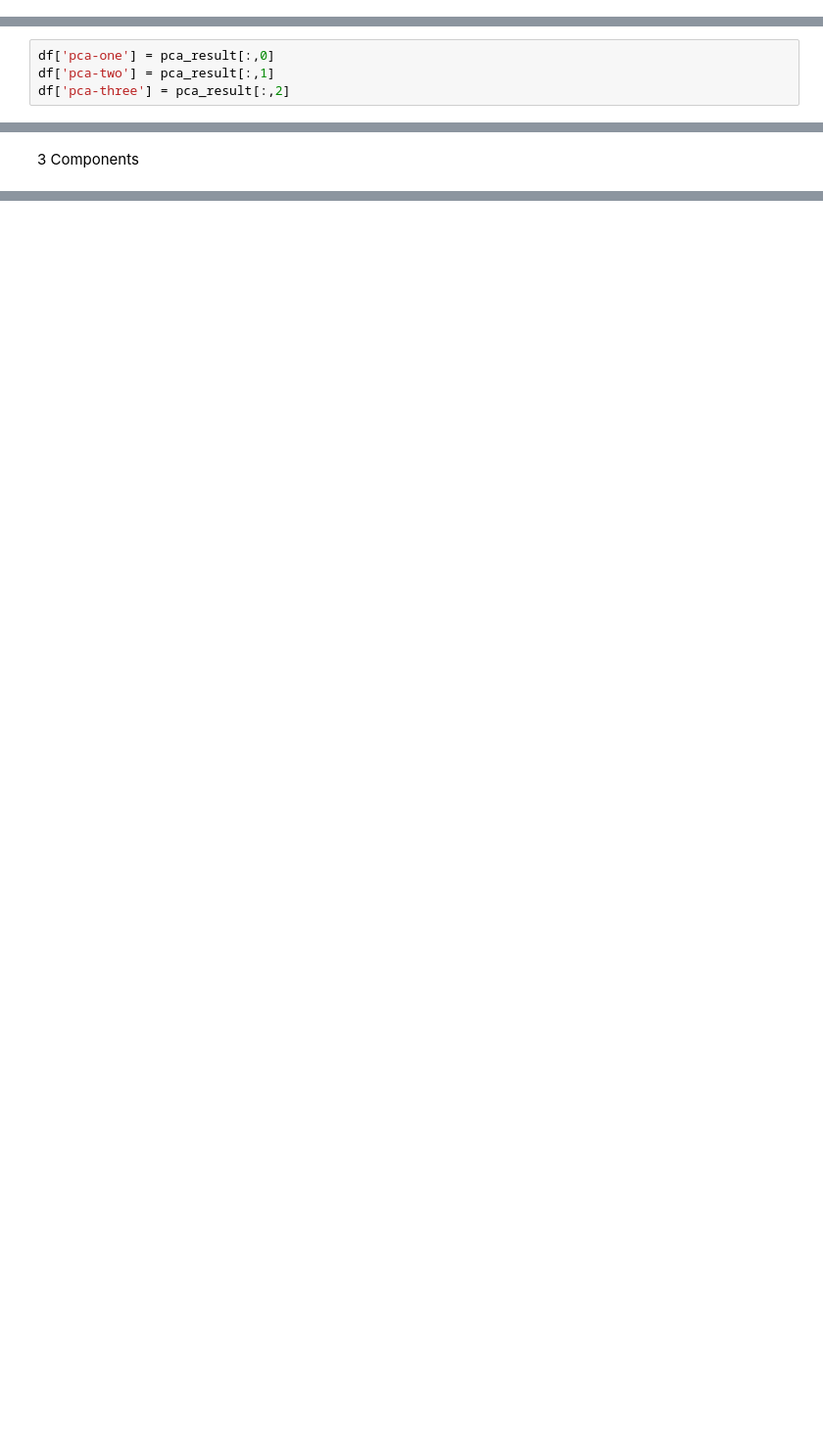
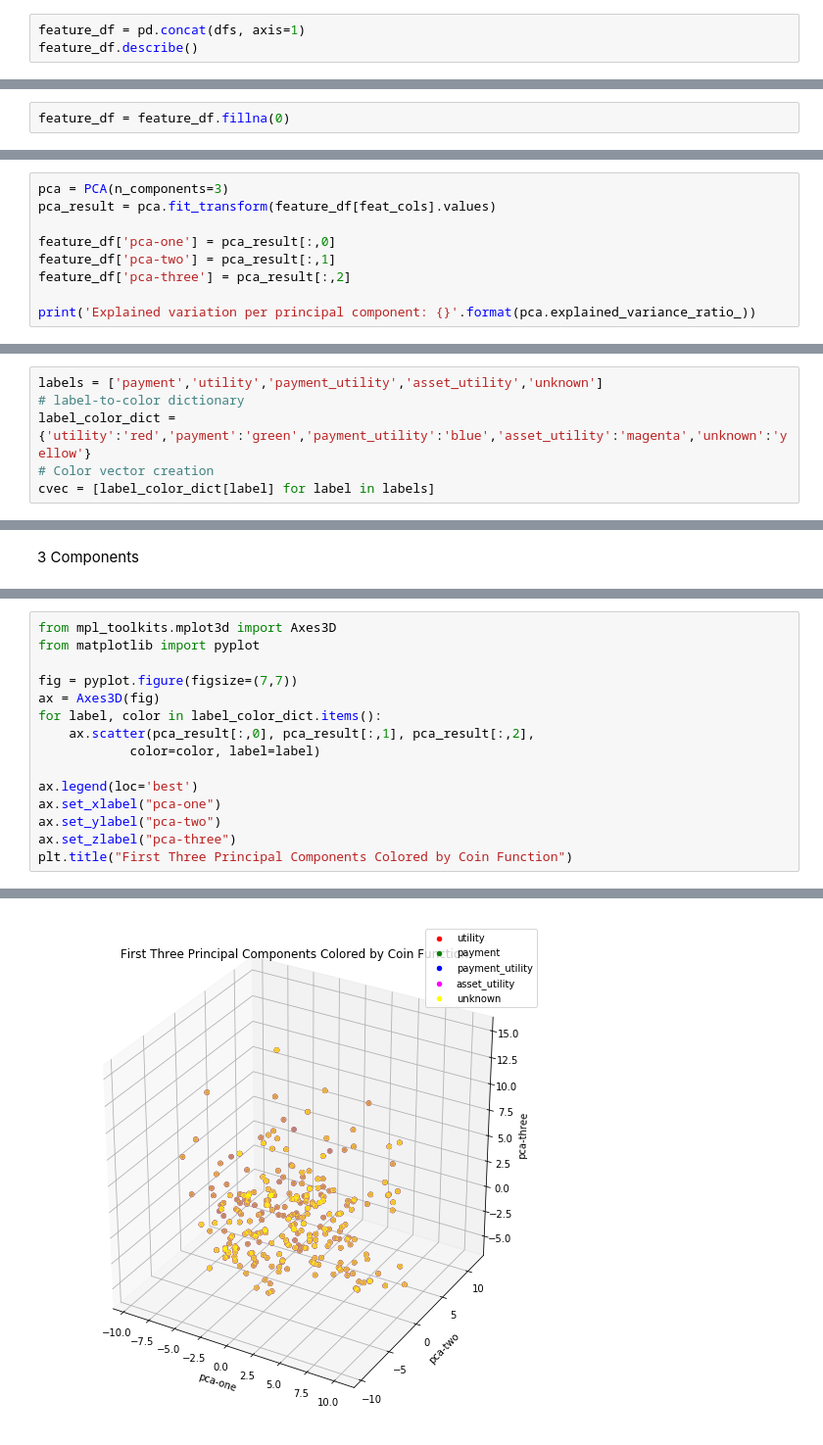
Before and after one commit to isatobo/it_prophet_quickstart, a Jupyter notebook: PCA_tSNE_GithubFeatures/pr_count.ipynb, the cells around one changed output, grey strips where cells are left out. Shown at 98% size. Cells and saved outputs as stored; diff of their text form; blank space fills up the shorter version.

Commit message:
colorful

```diff
--- a/PCA_tSNE_GithubFeatures/pr_count.ipynb
+++ b/PCA_tSNE_GithubFeatures/pr_count.ipynb
@@ -93,0 +37,3 @@ ValueError: n_components=3 must be between 0 and n_features=1 with svd_solver='f
+# %%
+feature_df = pd.concat(dfs, axis=1)
+feature_df.describe()
@@ -93,0 +51,2 @@ ValueError: n_components=3 must be between 0 and n_features=1 with svd_solver='f
+# %%
+feature_df = feature_df.fillna(0)
@@ -94,5 +55,10 @@ ValueError: n_components=3 must be between 0 and n_features=1 with svd_solver='f
 # %%
-df['pca-one'] = pca_result[:,0]
-df['pca-two'] = pca_result[:,1]
-df['pca-three'] = pca_result[:,2]
+pca = PCA(n_components=3)
+pca_result = pca.fit_transform(feature_df[feat_cols].values)
+
+feature_df['pca-one'] = pca_result[:,0]
+feature_df['pca-two'] = pca_result[:,1]
+feature_df['pca-three'] = pca_result[:,2]
+
+print('Explained variation per principal component: {}'.format(pca.explained_variance_ratio_))
 # %% [output]
@@ -133,0 +104,6 @@ chart
+# %%
+labels = ['payment','utility','payment_utility','asset_utility','unknown']
+# label-to-color dictionary
+label_color_dict = {'utility':'red','payment':'green','payment_utility':'blue','asset_utility':'magenta','unknown':'yellow'}
+# Color vector creation
+cvec = [label_color_dict[label] for label in labels]
@@ -150,0 +142,16 @@ chart
+# %%
+from mpl_toolkits.mplot3d import Axes3D
+from matplotlib import pyplot
+
+fig = pyplot.figure(figsize=(7,7))
+ax = Axes3D(fig)
+for label, color in label_color_dict.items():
+    ax.scatter(pca_result[:,0], pca_result[:,1], pca_result[:,2],
+            color=color, label=label)
+
+ax.legend(loc='best')
+ax.set_xlabel("pca-one")
+ax.set_ylabel("pca-two")
+ax.set_zlabel("pca-three")
+plt.title("First Three Principal Components Colored by Coin Function")
+# %% [output]
@@ -150,0 +159 @@ chart
+[figure, added]
```
Also changed, not shown: parts of 37 cells of this notebook.
